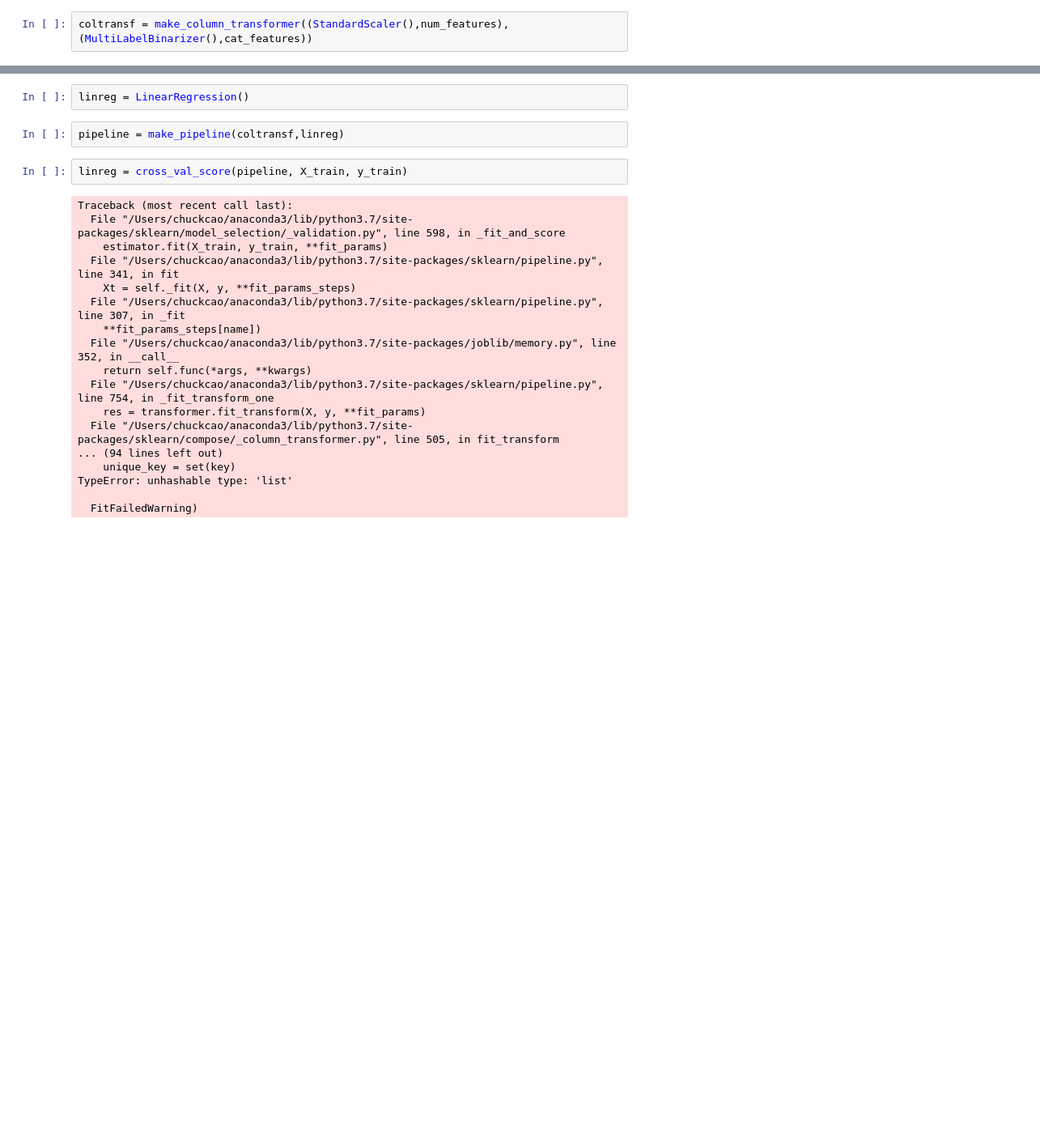
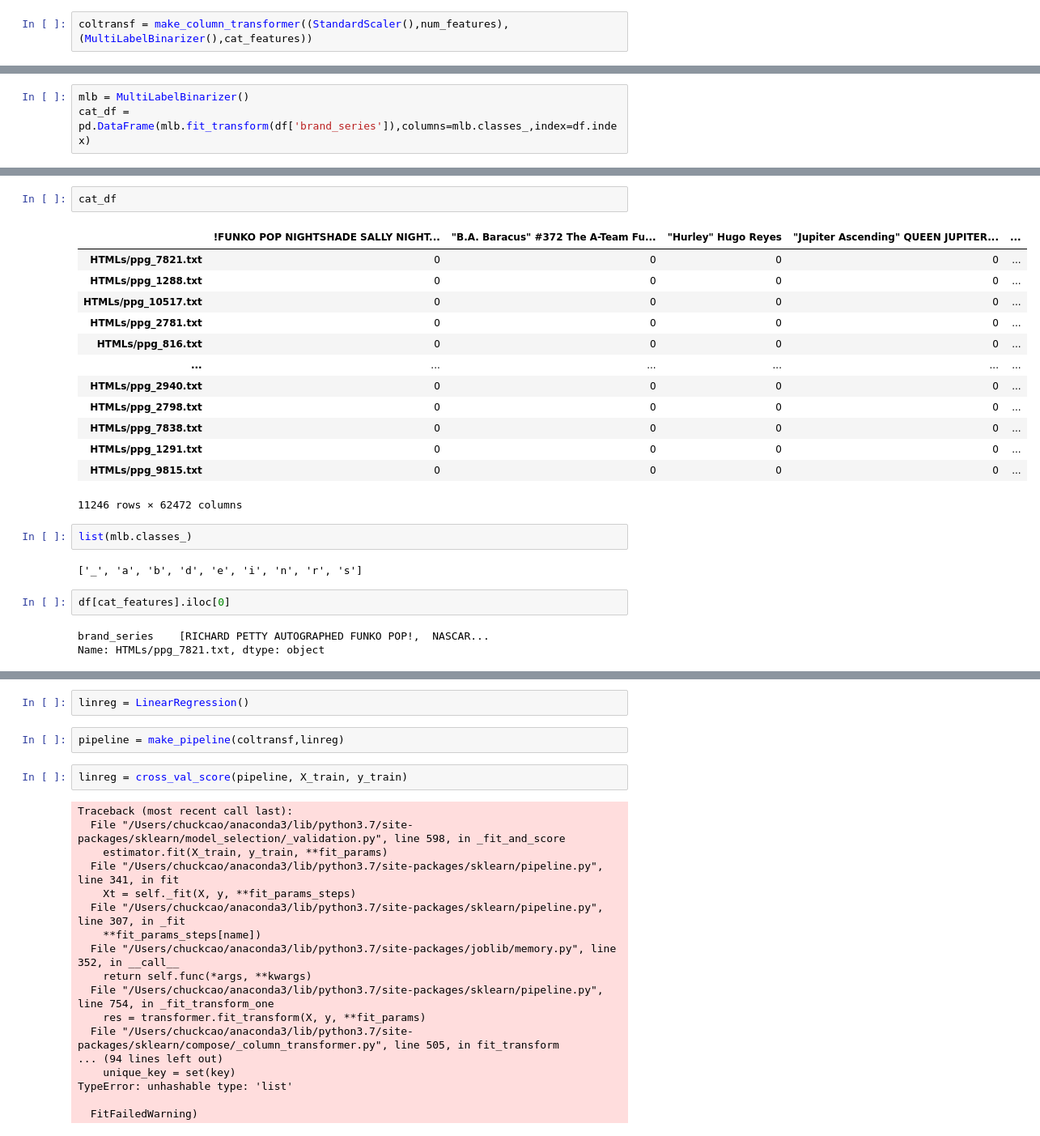
Before and after one commit to cttlc2u/proj2_funko, a Jupyter notebook: NewModel.ipynb, the cells around one changed output, grey strips where cells are left out. Shown at 81% size. Drawn from its saved outputs; the diff is of its cells as text; blank space fills up the shorter version.

Commit message:
Explicit call of brands coolumn works, revisit general categorical column call

```diff
--- a/NewModel.ipynb
+++ b/NewModel.ipynb
@@ -66,0 +35,3 @@ for i in range(3):
+# %%
+mlb = MultiLabelBinarizer()
+cat_df = pd.DataFrame(mlb.fit_transform(df['brand_series']),columns=mlb.classes_,index=df.index)
@@ -66,0 +48,25 @@ for i in range(3):
+# %%
+cat_df
+# %% [output]
+|  | !FUNKO POP NIGHTSHADE SALLY NIGHT... | "B.A. Baracus" #372 The A-Team Fu... | "Hurley" Hugo Reyes | "Jupiter Ascending" QUEEN JUPITER... | ... |
+| HTMLs/ppg_7821.txt | 0 | 0 | 0 | 0 | ... |
+| HTMLs/ppg_1288.txt | 0 | 0 | 0 | 0 | ... |
+| HTMLs/ppg_10517.txt | 0 | 0 | 0 | 0 | ... |
+| HTMLs/ppg_2781.txt | 0 | 0 | 0 | 0 | ... |
+| HTMLs/ppg_816.txt | 0 | 0 | 0 | 0 | ... |
+| ... | ... | ... | ... | ... | ... |
+| HTMLs/ppg_2940.txt | 0 | 0 | 0 | 0 | ... |
+| HTMLs/ppg_2798.txt | 0 | 0 | 0 | 0 | ... |
+| HTMLs/ppg_7838.txt | 0 | 0 | 0 | 0 | ... |
+| HTMLs/ppg_1291.txt | 0 | 0 | 0 | 0 | ... |
+| HTMLs/ppg_9815.txt | 0 | 0 | 0 | 0 | ... |
+11246 rows × 62472 columns
+# %%
+list(mlb.classes_)
+# %% [output]
+['_', 'a', 'b', 'd', 'e', 'i', 'n', 'r', 's']
+# %%
+df[cat_features].iloc[0]
+# %% [output]
+brand_series    [RICHARD PETTY AUTOGRAPHED FUNKO POP!,  NASCAR...
+Name: HTMLs/ppg_7821.txt, dtype: object
```
Also changed, not shown: parts of 11 cells of this notebook.
